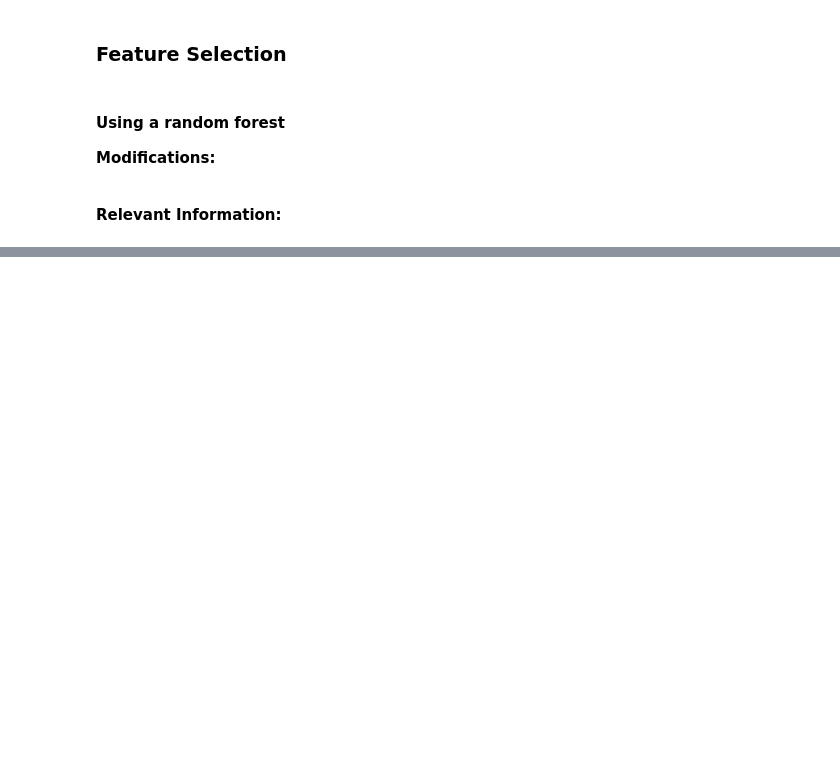
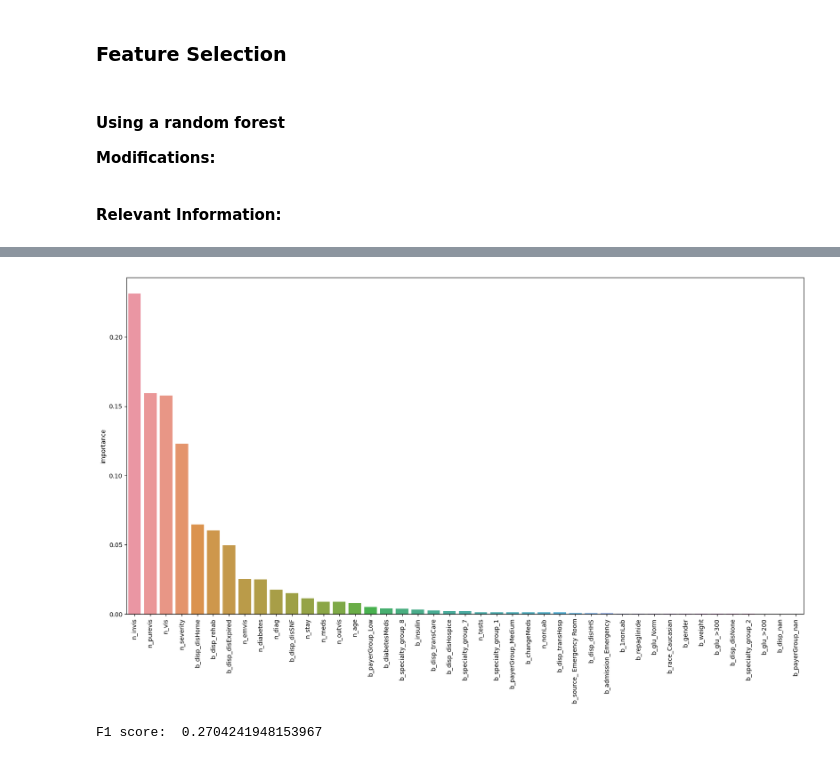
Before and after one commit to amarmate/ML50-2023, a Jupyter notebook: model_exploration.ipynb, the cells around one changed output, grey strips where cells are left out. Saved outputs shown, nothing was run; the diff lists cells and outputs as text; code cells hidden in the pictures; blank space fills up the shorter version.

```diff
--- a/model_exploration.ipynb
+++ b/model_exploration.ipynb
@@ -61,0 +52,3 @@ def test_model(model, X_train, y_train, X_test, y_test, just_score=False):
+# %%
+train = train.reset_index(drop=True).drop(columns=['c_patient'])
+test = test.reset_index(drop=True).drop(columns=['c_patient'])
@@ -69,7 +74,7 @@ __Modifications:__
 
 __Relevant Information:__
 # %%
-def get_train_val(data, test_size=0.2, target='b_target', scaler=MinMaxScaler(), sampler=RandomOverSampler()):
+def get_train_val(data, test_size=0.3, target='b_target', scaler=MinMaxScaler(), sampler='simple', minority_factor=1, verbose=False):
     y = data[target]
     X = data.drop(columns=['b_target', 'c_target'])
     numeric_cols = [col for col in X.columns if col.startswith('n_')]
@@ -77,9 +82,23 @@ def get_train_val(data, test_size=0.2, target='b_target', scaler=MinMaxScaler(),
     if scaler:
         X[numeric_cols] = scaler.fit_transform(X[numeric_cols])
 
-    X_train, X_val, y_train, y_val = train_test_split(X, y, test_size=test_size, random_state=42)
+    X_train, X_val, y_train, y_val = train_test_split(X, y, test_size=test_size, random_state=42, stratify=y)
 
-    if sampler:
+    if sampler == 'simple':
+        print(f'Simple sampling with minority factor {minority_factor}') if verbose else None
+        X_res = pd.concat([X_train, y_train], axis=1)
+        minority_class = X_res[X_res[target] == 1]
+        majority_class = X_res[X_res[target] == 0]
+        # Using the resample function to upsample the minority class
+        minority_upsampled = resample(minority_class, replace=True, n_samples=int(len(majority_class)*minority_factor), random_state=42)
+
+        upsampled = pd.concat([majority_class, minority_upsampled])
+        X_train = upsampled.drop(columns=target)
+        y_train = upsampled[target]
+
+    # Using SMOTE to upsample the minority class, or other IMBLEARN samplers
+    elif sampler:
+        print('Using {} sampler'.format(sampler)) if verbose else None
         X_train, y_train = sampler.fit_resample(X_train, y_train)
 
     return X_train, X_val, y_train, y_val
@@ -140,5 +298,27 @@ Best parameters:  {'model__bootstrap': True, 'model__class_weight': 'balanced_su
 # %%
 # Fit a random forest classifier
-rf_classifier = RandomForestClassifier(bootstrap=True, class_weight='balanced_subsample', criterion='gini',max_depth=4, max_features='sqrt', min_samples_leaf=6, min_samples_split=3, n_estimators=420)
+rf_classifier = RandomForestClassifier(bootstrap=True, class_weight='balanced_subsample', criterion='gini', max_depth=4, max_features='sqrt', min_samples_leaf=6, min_samples_split=3, n_estimators=420, n_jobs=-1)
 
-X_train, X_val, y_train, y_val = get_train_val(train, scaler=MinMaxScaler(), sampler=RandomOverSampler())
+X_train, X_val, y_train, y_val = get_train_val(train_light, scaler=MinMaxScaler(), sampler=RandomOverSampler(), test_size=0.3)
+
+
+rf_classifier.fit(X_train, y_train)
+
+# Get the feature importances
+feature_importances = pd.DataFrame(rf_classifier.feature_importances_,
+                                   index = X_train.columns,
+                                    columns=['importance']).sort_values('importance', ascending=False)
+
+# Plot the feature importances
+plt.figure(figsize=(20, 10))
+sns.barplot(x=feature_importances.index, y=feature_importances['importance'])
+plt.xticks(rotation=90)
+plt.show()
+# %% [output]
+[figure, added]
+# %%
+# Get the f1 score
+y_pred = rf_classifier.predict(X_val)
+print('F1 score: ', f1_score(y_val, y_pred))
+# %% [output]
+F1 score:  0.2704241948153967
```
Also changed, not shown: parts of 16 cells of this notebook, 1 other file.
